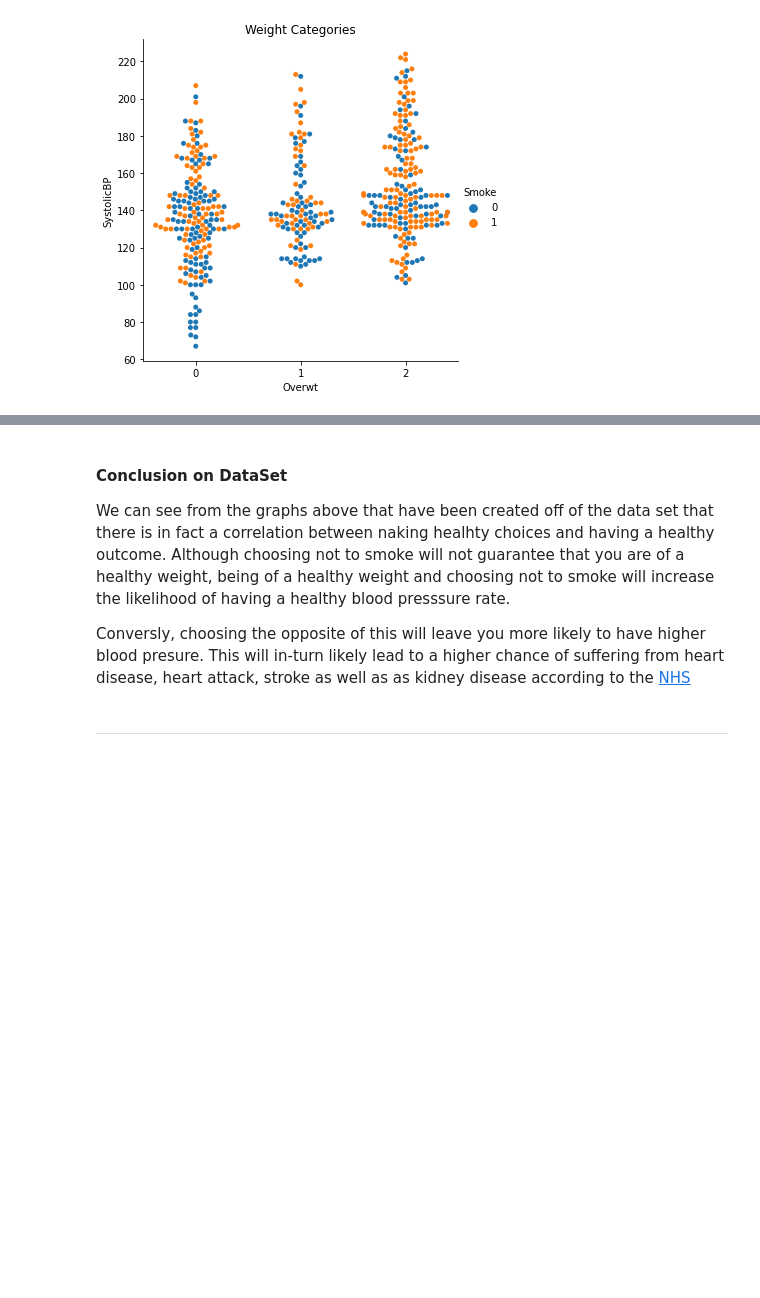
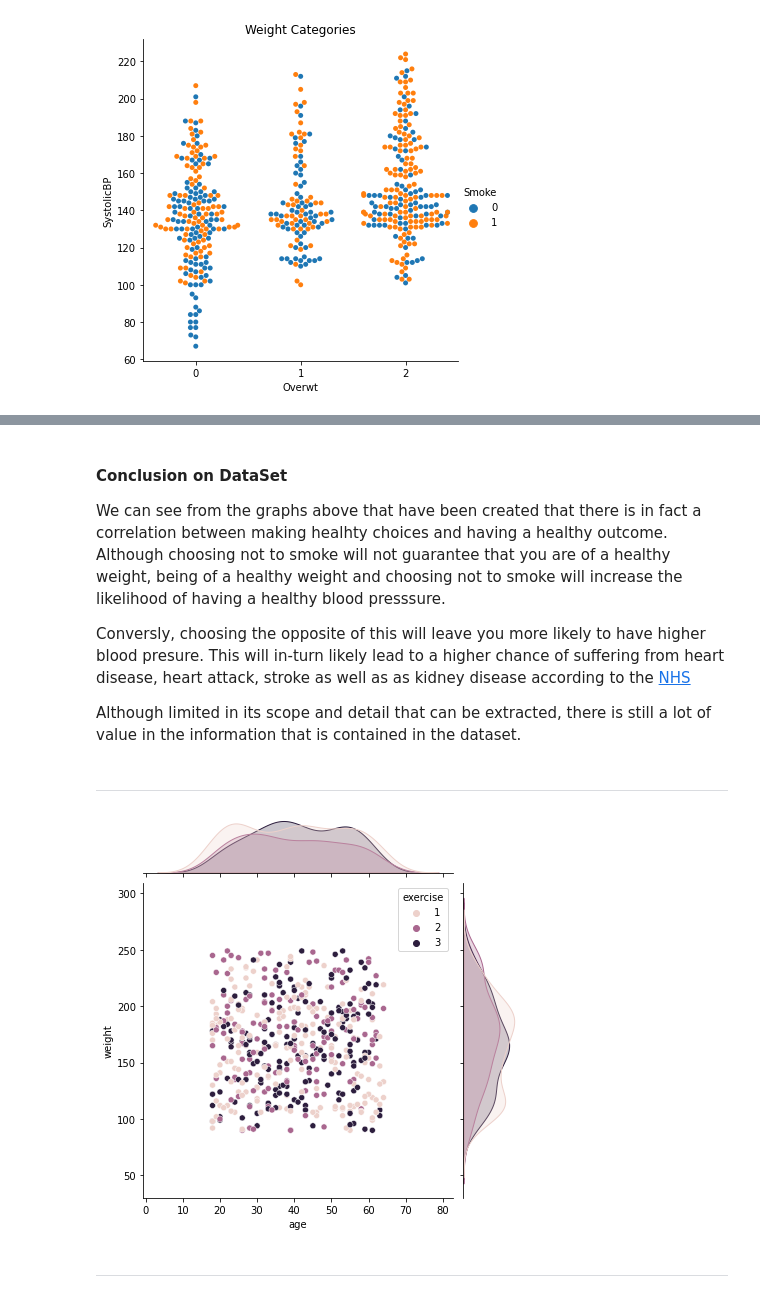
Before and after one commit to jonkavana/PODA-Simulation-2020, a Jupyter notebook: Phenomenon Simulated Data.ipynb, the cells around one changed output, grey strips where cells are left out. Saved outputs shown, nothing was run; the diff lists cells and outputs as text; code cells hidden in the pictures; blank space fills up the shorter version.

```diff
--- a/Phenomenon Simulated Data.ipynb
+++ b/Phenomenon Simulated Data.ipynb
@@ -234,6 +250,8 @@ ___
 # %% [markdown]
 #### Conclusion on DataSet
 
-We can see from the graphs above that have been created off of the data set that there is in fact a correlation between naking healhty choices and having a healthy outcome. Although choosing not to smoke will not guarantee that you are of a healthy weight, being of a healthy weight and choosing not to smoke will increase the likelihood of having a healthy blood presssure rate.
+We can see from the graphs above that have been created that there is in fact a correlation between making healhty choices and having a healthy outcome. Although choosing not to smoke will not guarantee that you are of a healthy weight, being of a healthy weight and choosing not to smoke will increase the likelihood of having a healthy blood presssure.
 
 Conversly, choosing the opposite of this will leave you more likely to have higher blood presure. This will in-turn likely lead to a higher chance of suffering from heart disease, heart attack, stroke as well as as kidney disease according to the [NHS](https://www.nhs.uk/conditions/high-blood-pressure-hypertension/)
+
+Although limited in its scope and detail that can be extracted, there is still a lot of value in the information that is contained in the dataset.
@@ -242,8 +258,11 @@ import matplotlib.pyplot as plt
+# %% [markdown]
+___
 # %%
-#fd = pd.read_csv("https://ssc.ca/sites/default/files/archive/documents/case_studies/2003/documents/datafile.dat")
-#fd
+fd = pd.read_csv("https://ssc.ca/sites/default/files/archive/documents/case_studies/2003/documents/datafile.dat")
 # %%
-#sns.jointplot(data=fd, x="age", y="weight",  hue="income");
+sns.jointplot(data=fd, x="age", y="weight",  hue="exercise");
+# %% [output]
+[figure, added]
 # %% [markdown]
 ____
 # %% [markdown]
```
Also changed, not shown: parts of 32 cells of this notebook.
